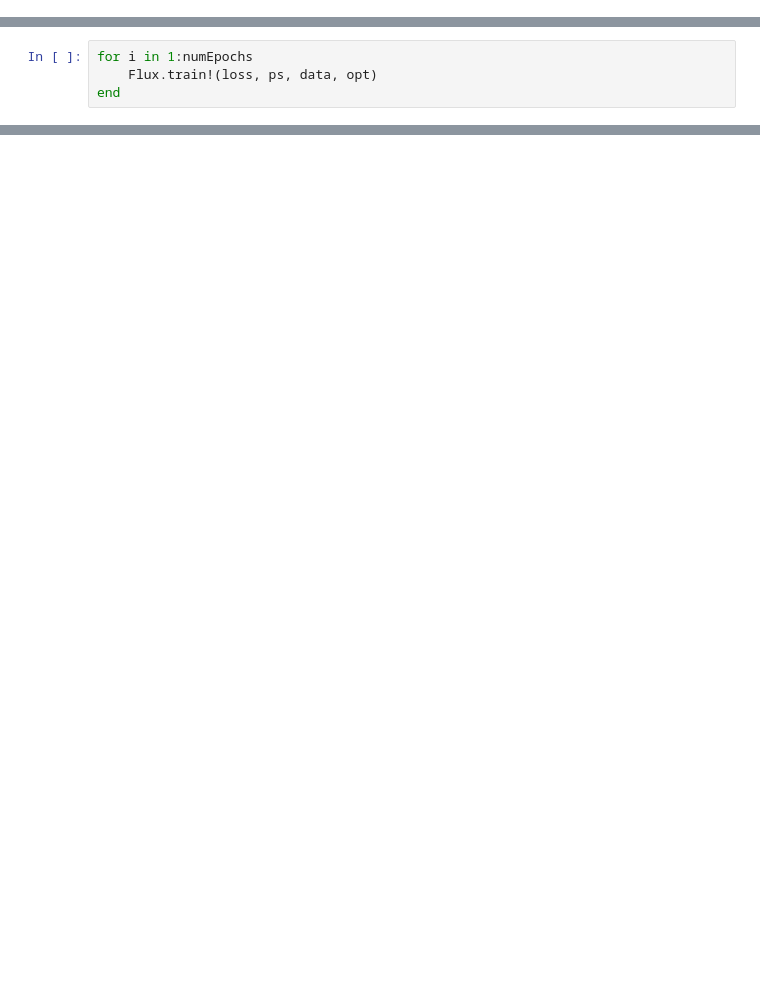
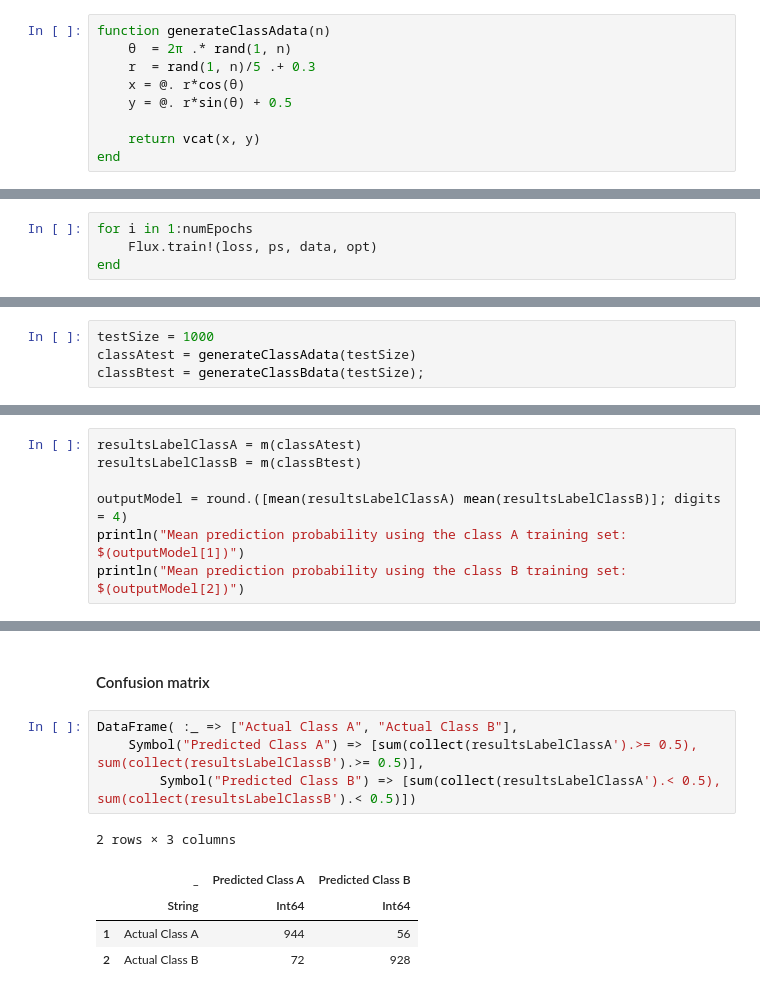
Before and after one commit to senresearch/julia-intro-docs, a Jupyter notebook: notebooks/FluxNNShowcase.ipynb, the cells around one changed output, grey strips where cells are left out. Cells and saved outputs as stored; diff of their text form; blank space fills up the shorter version.

```diff
--- a/notebooks/FluxNNShowcase.ipynb
+++ b/notebooks/FluxNNShowcase.ipynb
@@ -51,0 +37,9 @@ scatter!(fake[1,1:500],fake[2,1:500],
+# %%
+function generateClassAdata(n)
+    θ  = 2π .* rand(1, n)
+    r  = rand(1, n)/5 .+ 0.3
+    x = @. r*cos(θ)
+    y = @. r*sin(θ) + 0.5
+
+    return vcat(x, y)
+end
@@ -144,0 +189,4 @@ scatter!(fake[1,1:100],fake[2,1:100],zcolor=m2(fake)',legend=false)
+# %%
+testSize = 1000
+classAtest = generateClassAdata(testSize)
+classBtest = generateClassBdata(testSize);
@@ -144,0 +195,7 @@ scatter!(fake[1,1:100],fake[2,1:100],zcolor=m2(fake)',legend=false)
+# %%
+resultsLabelClassA = m(classAtest)
+resultsLabelClassB = m(classBtest)
+
+outputModel = round.([mean(resultsLabelClassA) mean(resultsLabelClassB)]; digits = 4)
+println("Mean prediction probability using the class A training set: $(outputModel[1])")
+println("Mean prediction probability using the class B training set: $(outputModel[2])")
@@ -144,0 +215,12 @@ scatter!(fake[1,1:100],fake[2,1:100],zcolor=m2(fake)',legend=false)
+# %% [markdown]
+#### Confusion matrix
+# %%
+DataFrame( :_ => ["Actual Class A", "Actual Class B"],
+    Symbol("Predicted Class A") => [sum(collect(resultsLabelClassA').>= 0.5), sum(collect(resultsLabelClassB').>= 0.5)],
+        Symbol("Predicted Class B") => [sum(collect(resultsLabelClassA').< 0.5), sum(collect(resultsLabelClassB').< 0.5)])
+# %% [output]
+2 rows × 3 columns
+|  | _ | Predicted Class A | Predicted Class B |
+|  | String | Int64 | Int64 |
+| 1 | Actual Class A | 944 | 56 |
+| 2 | Actual Class B | 72 | 928 |
```
Also changed, not shown: parts of 52 cells of this notebook, 2 other files.
